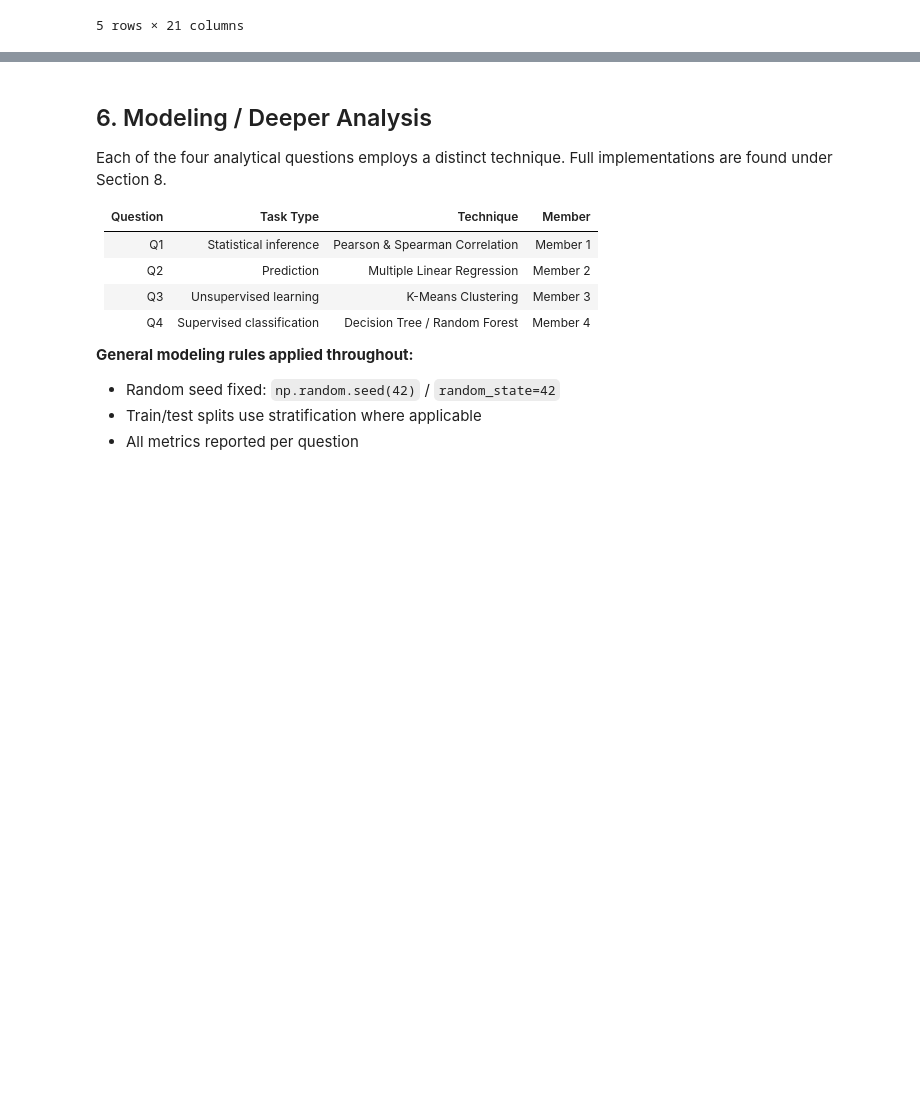
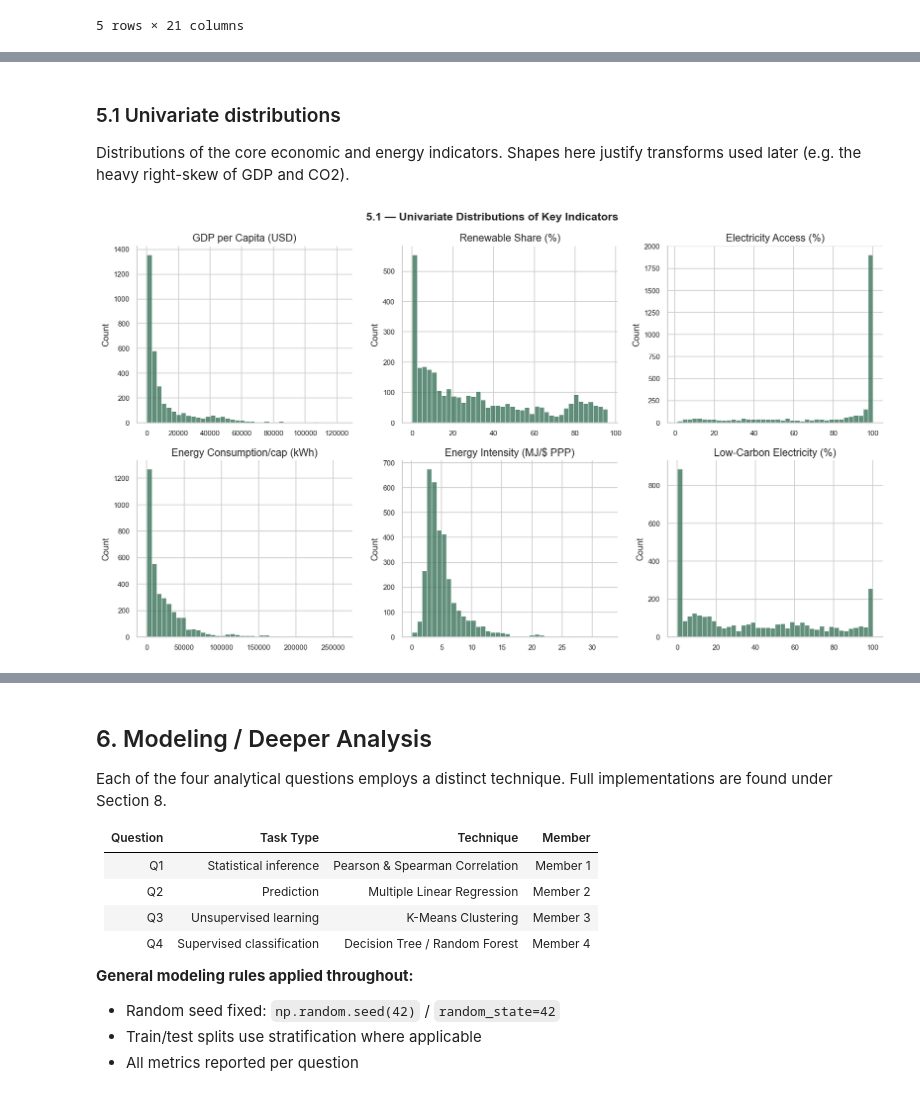
Before and after one commit to huichiy/Data_Science_Fund, a Jupyter notebook: TT3L_GXX_Notebook.ipynb, the cells around one changed output, grey strips where cells are left out. Cells and saved outputs as stored; diff of their text form; code cells hidden in the pictures; blank space fills up the shorter version.

```diff
--- a/TT3L_GXX_Notebook.ipynb
+++ b/TT3L_GXX_Notebook.ipynb
@@ -425,0 +432,17 @@ Year range: 2000 – 2020
+# %%
+# Create derived columns for per-capita analysis
+# Estimate population using population density and land area.
+# This is used only for EDA visualisation, not as an official population figure.
+df_eda = df.copy()
+df_eda['population_est'] = df_eda['population_density'] * df_eda['land_area_km2']
+
+# Convert total CO₂ emissions from kilotonnes to tonnes per person.
+df_eda['co2_per_capita'] = df_eda['co2_emissions_kt'] * 1_000 / df_eda['population_est']
+
+print("EDA frame:", df_eda.shape)
+
+# Quick check: the largest estimated populations should look realistic.
+print("\nTop 10 derived populations (2020):")
+print(df_eda[df_eda['year'] == 2020]
+      .sort_values('population_est', ascending=False)
+      [['country', 'population_est']].head(10).to_string(index=False))
@@ -425,0 +464,26 @@ Year range: 2000 – 2020
+# %% [markdown]
+### 5.1 Univariate distributions
+Distributions of the core economic and energy indicators. Shapes here justify
+transforms used later (e.g. the heavy right-skew of GDP and CO2).
+# %%
+uni_cols = {
+    'gdp_per_capita'               : 'GDP per Capita (USD)',
+    'renewable_share_pct'          : 'Renewable Share (%)',
+    'access_electricity_pct'       : 'Electricity Access (%)',
+    'energy_consumption_per_capita': 'Energy Consumption/cap (kWh)',
+    'energy_intensity'             : 'Energy Intensity (MJ/$ PPP)',
+    'low_carbon_electricity_pct'   : 'Low-Carbon Electricity (%)',
+}
+
+fig, axes = plt.subplots(2, 3, figsize=(14, 8))
+for ax, (col, label) in zip(axes.ravel(), uni_cols.items()):
+    sns.histplot(df_eda[col].dropna(), bins=40, ax=ax, color='#2D6A4F')
+    ax.set_title(label)
+    ax.set_xlabel('')
+fig.suptitle('5.1 — Univariate Distributions of Key Indicators',
+             fontsize=14, fontweight='bold')
+plt.tight_layout()
+plt.savefig('./figures/eda_univariate.png', dpi=150, bbox_inches='tight')
+plt.show()
+# %% [output]
+[figure, added]
```
Also changed, not shown: parts of 21 cells of this notebook, 10 other files.
